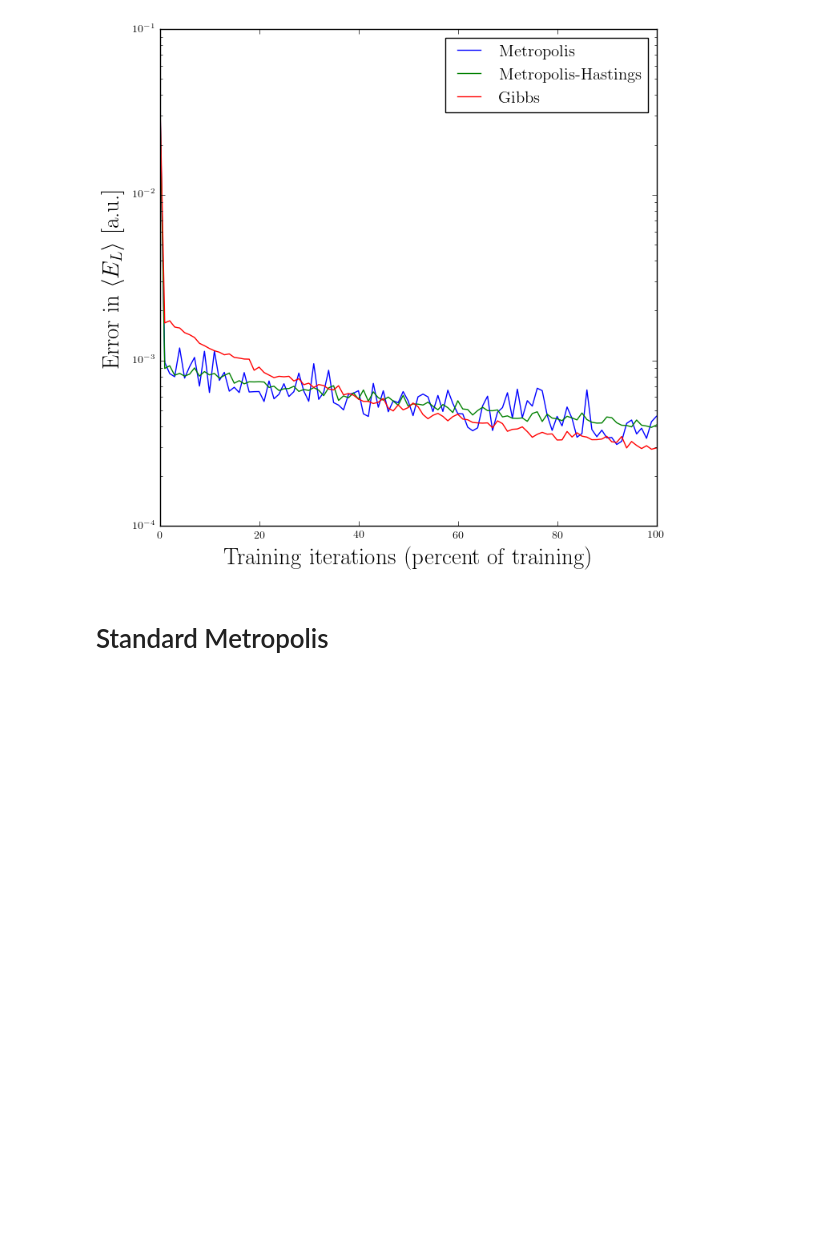
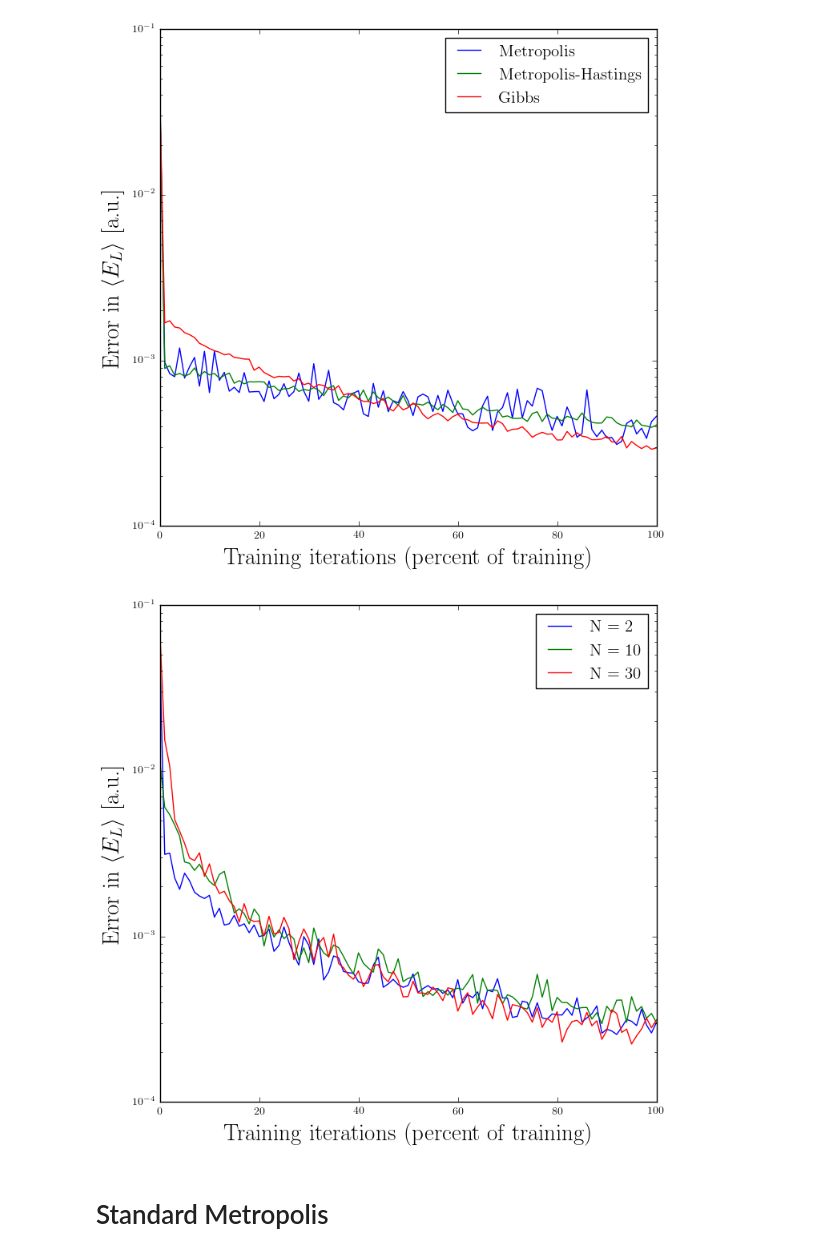
Before and after one commit to bsamseth/qflow, a Jupyter notebook: projects/python/RBM.ipynb, the cells around one changed output. Cells and saved outputs as stored; diff of their text form; code cells hidden in the pictures; blank space fills up the shorter version.

```diff
--- a/projects/python/RBM.ipynb
+++ b/projects/python/RBM.ipynb
@@ -141,13 +156,15 @@ multiplot(0.5, rbms, H, samplers, optimizers, 20000, 1000, labels=labels, saveas
 [figure]
 # %%
 rand_gen.seed(123)
-rbms = [RBMWavefunction(M, 2, sigma2), RBMWavefunction(M, 8, sigma2), RBMWavefunction(M, 30, sigma2)]
+rbms = [RBMWavefunction(M, 2, sigma2), RBMWavefunction(M, 10, sigma2), RBMWavefunction(M, 30, sigma2)]
 samplers = [ImportanceSampler(system, rbm, 0.5) for rbm in rbms]
 optimizers = [SgdOptimizer(0.1) for rbm in rbms]
 labels = ['N = %d' % rbm._N for rbm in rbms]
 multiplot(0.5, rbms, H, samplers, optimizers, 40000, 100,
           labels=labels, saveas='../results/learning-N-variants.png',
           zip_sampler_rbm_and_optimizer=True)
+# %% [output]
+[figure, added]
 # %% [markdown]
 # Standard Metropolis
 # %%
```
Also changed, not shown: parts of 31 cells of this notebook.
